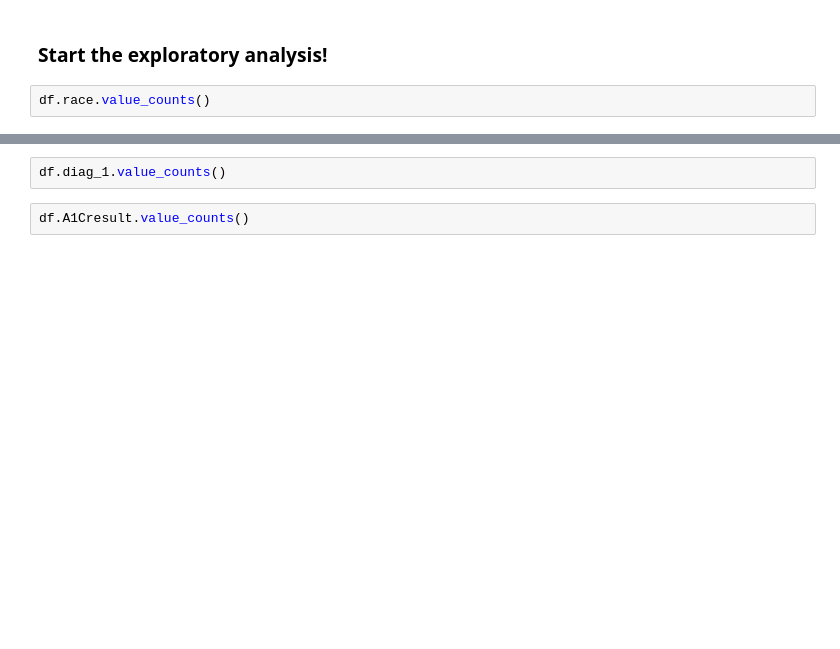
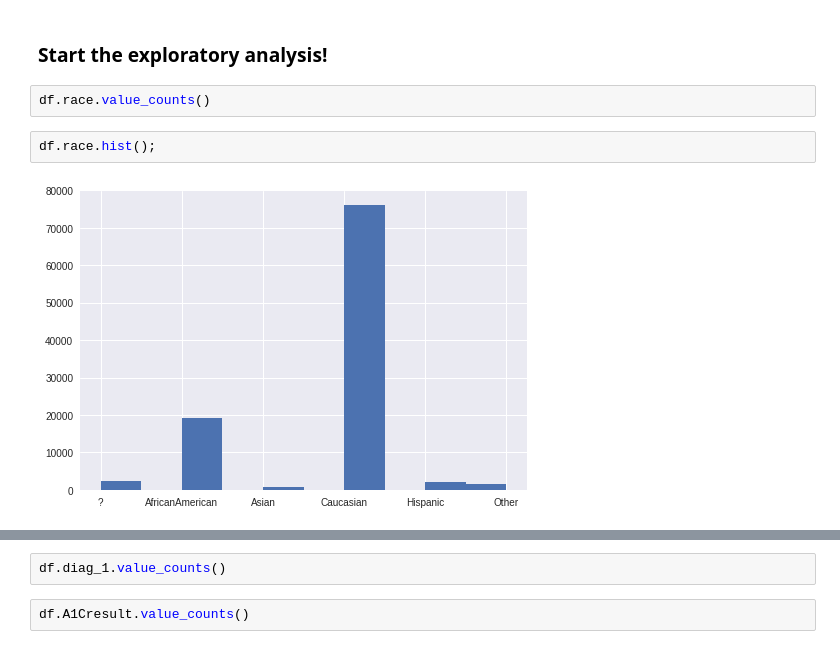
Before and after one commit to johnpharmd/LS-DS-Unit-1-Project, a Jupyter notebook: LS_DS_Project_1.ipynb, the cells around one changed output, grey strips where cells are left out. Drawn from its saved outputs; the diff is of its cells as text; blank space fills up the shorter version.

Commit message:
Identify top value of these features: 'race', gender, age, diag_1, diag_2; plot several hist

```diff
--- a/LS_DS_Project_1.ipynb
+++ b/LS_DS_Project_1.ipynb
@@ -409,3 +409,7 @@ df2.head()
 ### Start the exploratory analysis!
 # %%
 df.race.value_counts()
+# %%
+df.race.hist();
+# %% [output]
+[figure, added]
```
Also changed, not shown: parts of 13 cells of this notebook.
